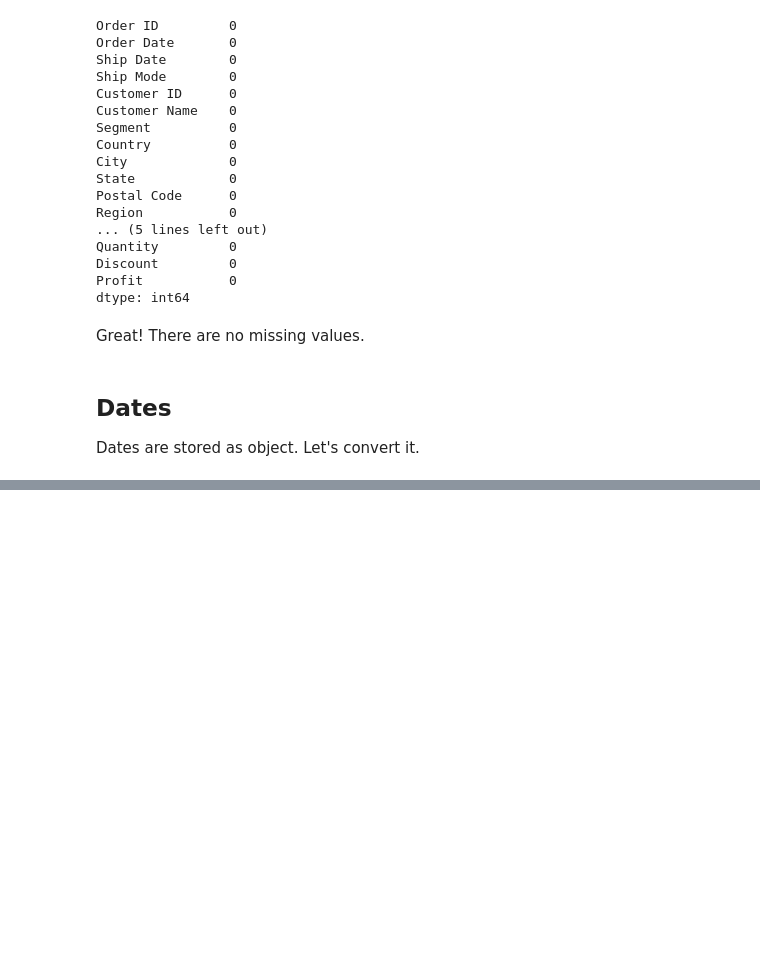
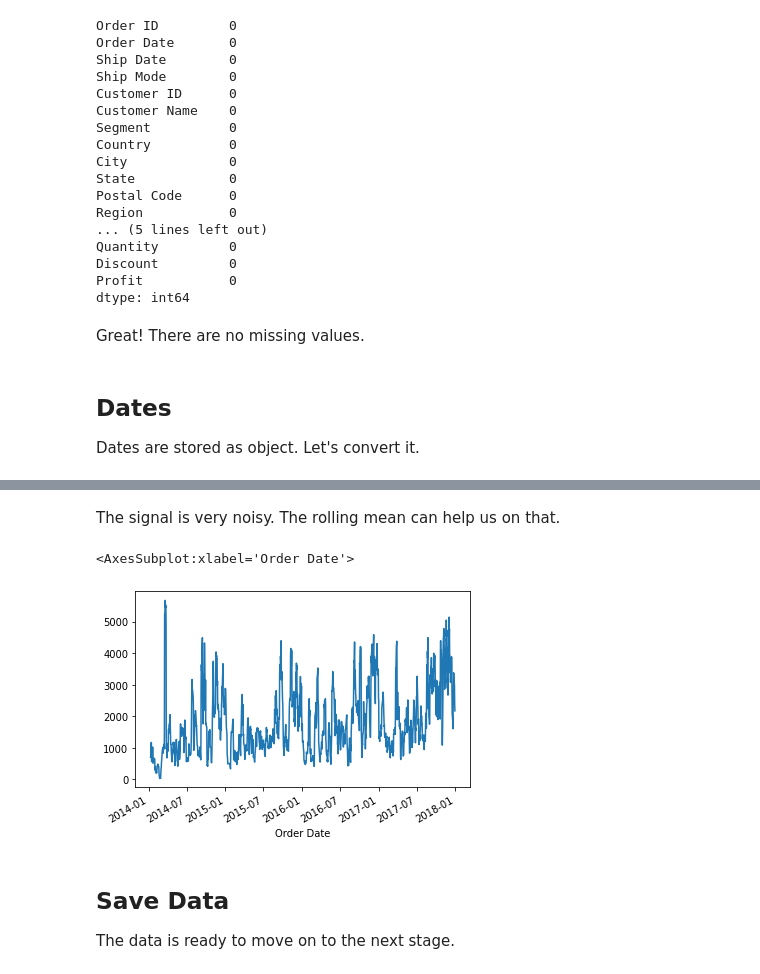
Before and after one commit to matheusccouto/superstore-api, a Jupyter notebook: notebooks/1-matheusccouto-exploratory-data-analysis.ipynb, the cells around one changed output, grey strips where cells are left out. Cells and saved outputs as stored; diff of their text form; code cells hidden in the pictures; blank space fills up the shorter version.

Commit message:
Conclude exploratory data analaysis

```diff
--- a/notebooks/1-matheusccouto-exploratory-data-analysis.ipynb
+++ b/notebooks/1-matheusccouto-exploratory-data-analysis.ipynb
@@ -106,2 +82,2 @@ data[data["Product ID"] == top_selling_product].groupby("Order Date").sum()["Qua
 # %%
-data.groupby("Order Date").sum()["Sales"].plot()
+series = data.groupby("Order Date").sum()["Sales"]
@@ -110,0 +92,10 @@ data.groupby("Order Date").sum()["Sales"].plot()
+# %% [markdown]
+The signal is very noisy. The rolling mean can help us on that.
+# %%
+series.rolling(7).mean().plot()
+# %% [output]
+<AxesSubplot:xlabel='Order Date'>
+[figure, added]
+# %% [markdown]
+## Save Data
+The data is ready to move on to the next stage.
```
Also changed, not shown: parts of 13 cells of this notebook, 1 other file.
